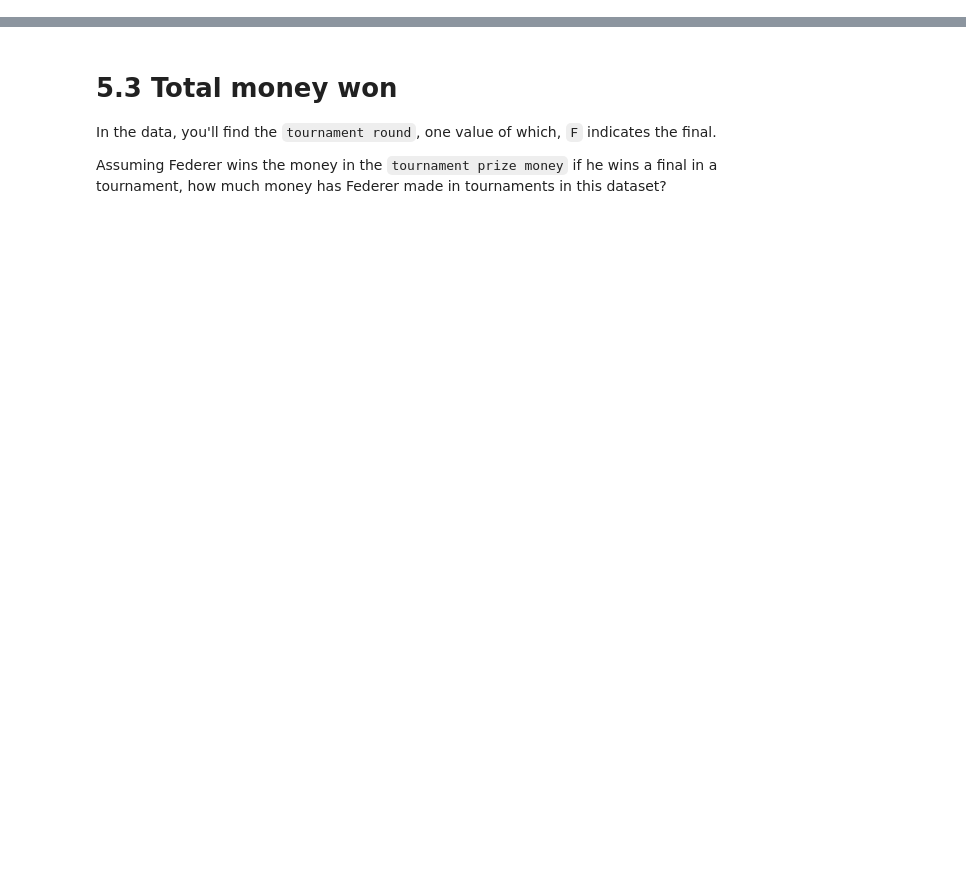
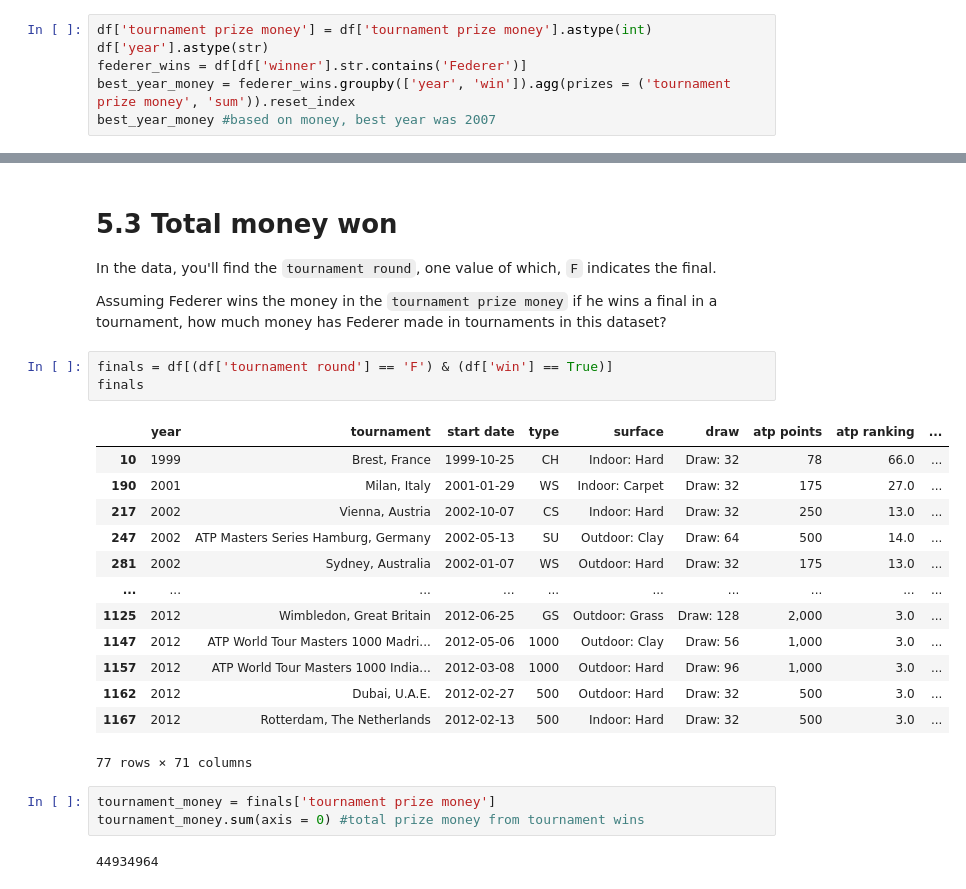
Before and after one commit to cb-ds-1/m2-1-pandas, a Jupyter notebook: workshop.ipynb, the cells around one changed output, grey strips where cells are left out. Saved outputs shown, nothing was run; the diff lists cells and outputs as text; blank space fills up the shorter version.

```diff
--- a/workshop.ipynb
+++ b/workshop.ipynb
@@ -161,0 +717,6 @@ In `data/tennis.csv` you have games that Roger Federer played against various op
+# %%
+df['tournament prize money'] = df['tournament prize money'].astype(int)
+df['year'].astype(str)
+federer_wins = df[df['winner'].str.contains('Federer')]
+best_year_money = federer_wins.groupby(['year', 'win']).agg(prizes = ('tournament prize money', 'sum')).reset_index
+best_year_money #based on money, best year was 2007
@@ -165,3 +768,25 @@ In `data/tennis.csv` you have games that Roger Federer played against various op
 In the data, you'll find the `tournament round`, one value of which, `F` indicates the final.
 
 Assuming Federer wins the money in the `tournament prize money` if he wins a final in a tournament, how much money has Federer made in tournaments in this dataset?
+# %%
+finals = df[(df['tournament round'] == 'F') & (df['win'] == True)]
+finals
+# %% [output]
+|  | year | tournament | start date | type | surface | draw | atp points | atp ranking | ... |
+| 10 | 1999 | Brest, France | 1999-10-25 | CH | Indoor: Hard | Draw: 32 | 78 | 66.0 | ... |
+| 190 | 2001 | Milan, Italy | 2001-01-29 | WS | Indoor: Carpet | Draw: 32 | 175 | 27.0 | ... |
+| 217 | 2002 | Vienna, Austria | 2002-10-07 | CS | Indoor: Hard | Draw: 32 | 250 | 13.0 | ... |
+| 247 | 2002 | ATP Masters Series Hamburg, Germany | 2002-05-13 | SU | Outdoor: Clay | Draw: 64 | 500 | 14.0 | ... |
+| 281 | 2002 | Sydney, Australia | 2002-01-07 | WS | Outdoor: Hard | Draw: 32 | 175 | 13.0 | ... |
+| ... | ... | ... | ... | ... | ... | ... | ... | ... | ... |
+| 1125 | 2012 | Wimbledon, Great Britain | 2012-06-25 | GS | Outdoor: Grass | Draw: 128 | 2,000 | 3.0 | ... |
+| 1147 | 2012 | ATP World Tour Masters 1000 Madri... | 2012-05-06 | 1000 | Outdoor: Clay | Draw: 56 | 1,000 | 3.0 | ... |
+| 1157 | 2012 | ATP World Tour Masters 1000 India... | 2012-03-08 | 1000 | Outdoor: Hard | Draw: 96 | 1,000 | 3.0 | ... |
+| 1162 | 2012 | Dubai, U.A.E. | 2012-02-27 | 500 | Outdoor: Hard | Draw: 32 | 500 | 3.0 | ... |
+| 1167 | 2012 | Rotterdam, The Netherlands | 2012-02-13 | 500 | Indoor: Hard | Draw: 32 | 500 | 3.0 | ... |
+77 rows × 71 columns
+# %%
+tournament_money = finals['tournament prize money']
+tournament_money.sum(axis = 0) #total prize money from tournament wins
+# %% [output]
+44934964
```
Also changed, not shown: parts of 43 cells of this notebook, 11 other files.
